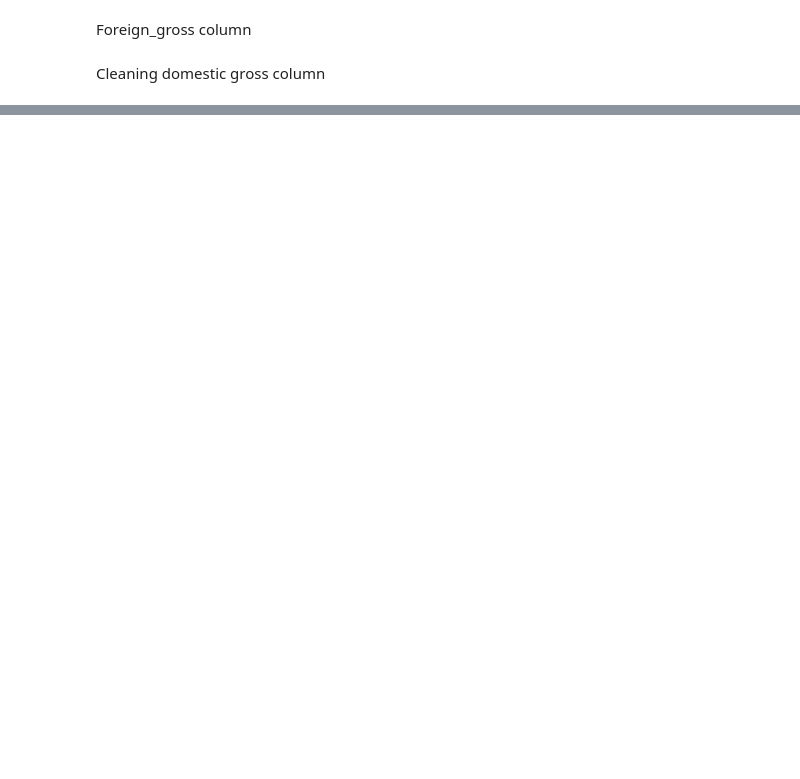
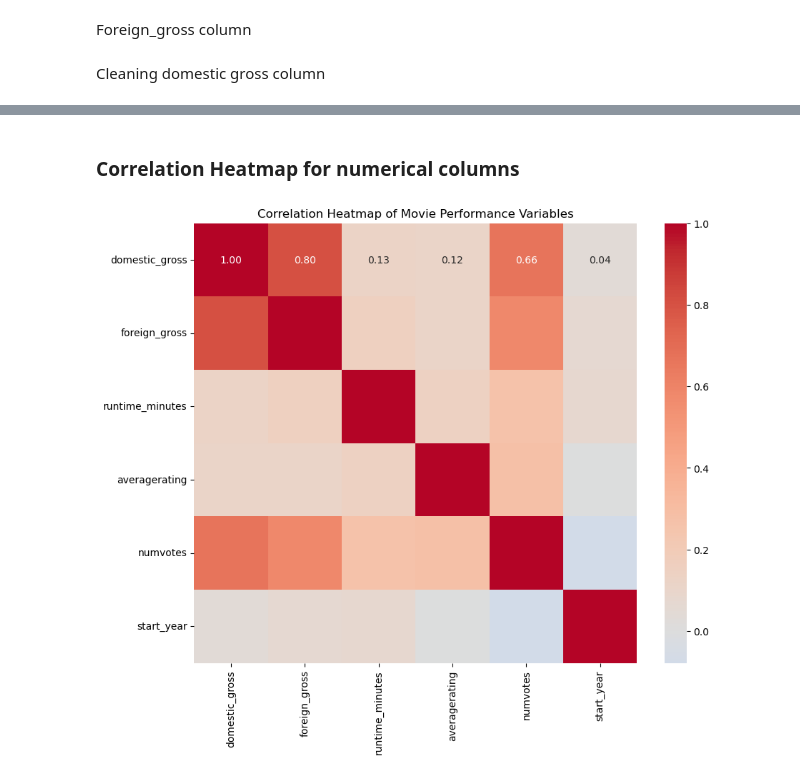
Before and after one commit to Marian-amo/Box-Office-Market-Analysis, a Jupyter notebook: index.ipynb, the cells around one changed output, grey strips where cells are left out. Saved outputs shown, nothing was run; the diff lists cells and outputs as text; code cells hidden in the pictures; blank space fills up the shorter version.

Commit message:
add updates on merged data and introduction to corrlation

```diff
--- a/index.ipynb
+++ b/index.ipynb
@@ -500,0 +519,5 @@ merged_df.head() #the first five rows
+# %%
+#dropping duplicate columns
+merged_df=merged_df.drop(['primary_title','original_title'], axis=1, errors='ignore')
+
+print(merged_df.columns)
@@ -500,0 +529,5 @@ merged_df.head() #the first five rows
+# %%
+#converting the genres column from strings to lists and then exploding the lists into separate rows
+merged_df['genres'] = merged_df['genres'].str.split(',')
+merged_df = merged_df.explode('genres')
+merged_df['genres']
@@ -500,0 +547,30 @@ merged_df.head() #the first five rows
+# %% [markdown]
+### Correlation Heatmap for numerical columns
+# %%
+
+# Select only numeric columns
+numeric_columns = merged_df[[
+    'domestic_gross',
+    'foreign_gross',
+    'runtime_minutes',
+    'averagerating',
+    'numvotes',
+    'start_year'
+]]
+
+# Compute correlation matrix
+corr = numeric_columns.corr()
+
+# Plot heatmap
+plt.figure(figsize=(10, 8))
+sns.heatmap(
+    corr,
+    annot=True,
+    fmt=".2f",
+    cmap="coolwarm",
+    center=0
+)
+plt.title("Correlation Heatmap of Movie Performance Variables")
+plt.show()
+# %% [output]
+[figure, added]
```
Also changed, not shown: parts of 9 cells of this notebook.
